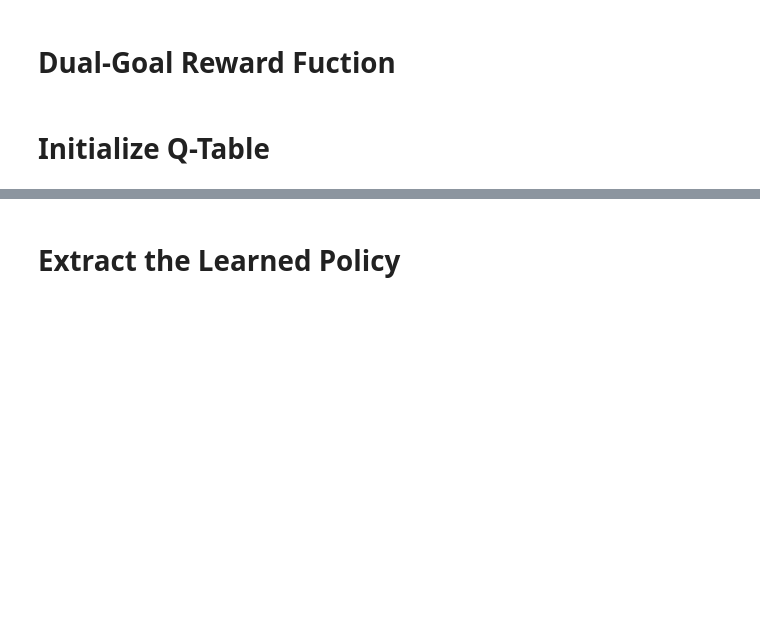
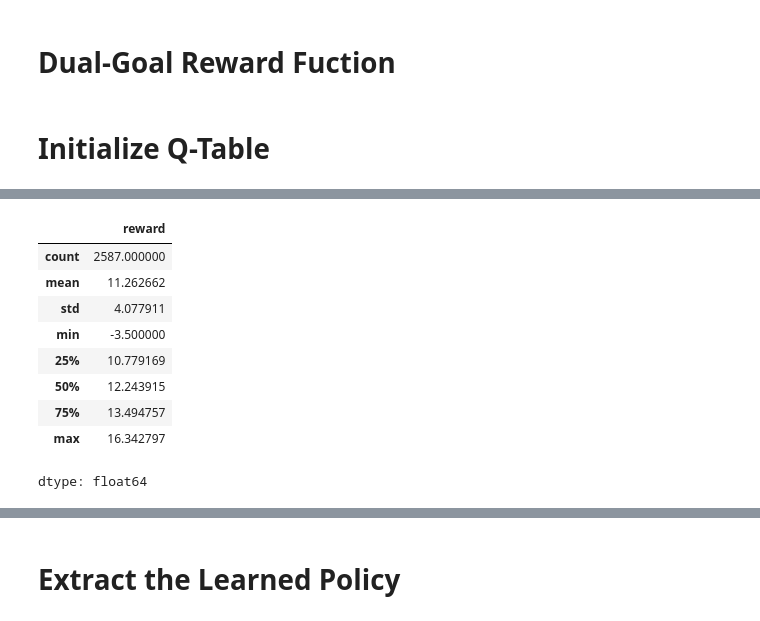
Before and after one commit to Jasonmiller513/Dissertation, a Jupyter notebook: First Test WA.ipynb, the cells around one changed output, grey strips where cells are left out. Cells and saved outputs as stored; diff of their text form; code cells hidden in the pictures; blank space fills up the shorter version.

```diff
--- a/First Test WA.ipynb
+++ b/First Test WA.ipynb
@@ -1298,0 +1358,13 @@ episodes = 500
+# %%
+train_df["reward"].describe()
+# %% [output]
+|  | reward |
+| count | 2587.000000 |
+| mean | 11.262662 |
+| std | 4.077911 |
+| min | -3.500000 |
+| 25% | 10.779169 |
+| 50% | 12.243915 |
+| 75% | 13.494757 |
+| max | 16.342797 |
+dtype: float64
```
Also changed, not shown: parts of 26 cells of this notebook.
